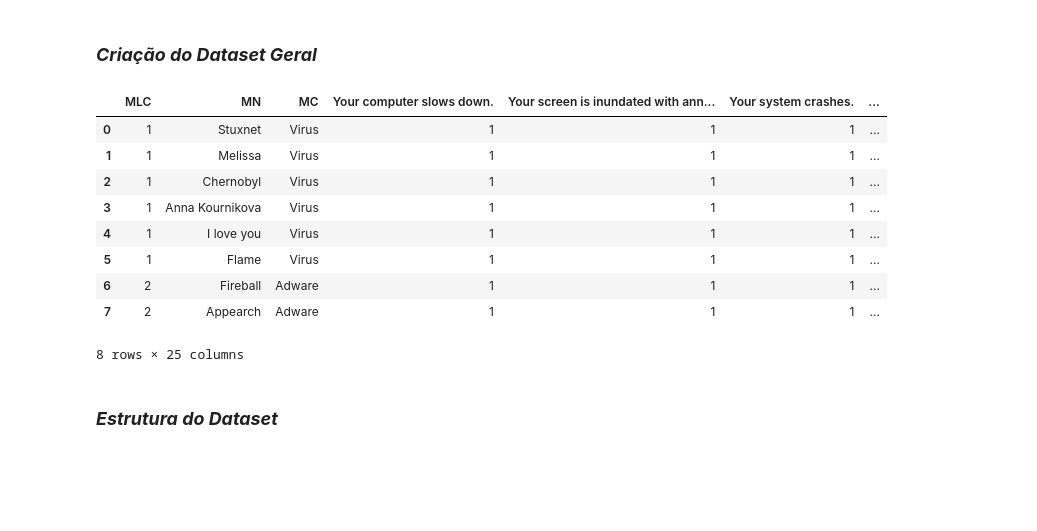
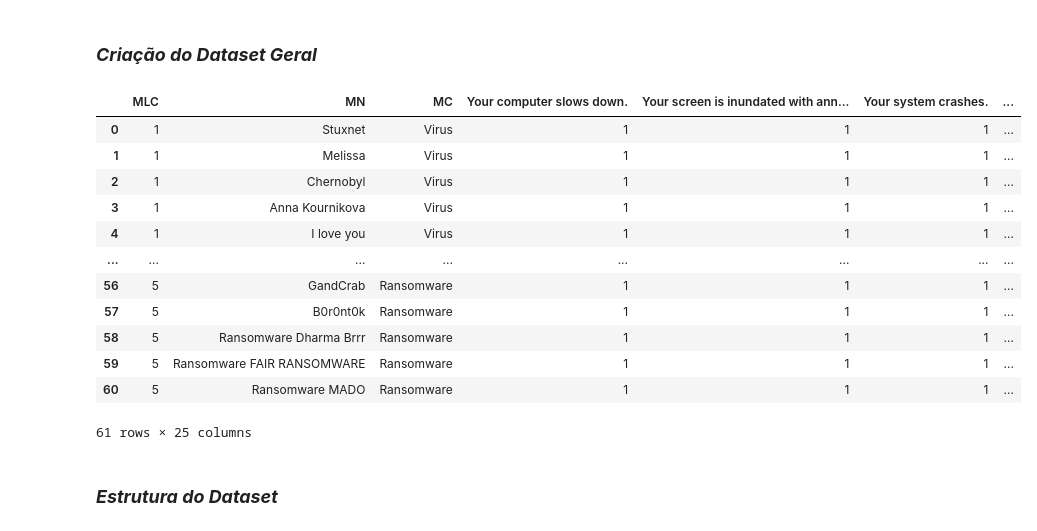
Before and after one commit to daviolp/Web-Scraping-Trab02-Davi, a Jupyter notebook: Trabalho-02-Davi.ipynb, the cells around one changed output. Drawn from its saved outputs; the diff is of its cells as text; code cells hidden in the pictures; blank space fills up the shorter version.

Commit message:
Incrementei com todos os tipos de malware as maiorias dos dataframes, faltando apenas acrescentar mais alguns ao dataframe de phishing

```diff
--- a/Trabalho-02-Davi.ipynb
+++ b/Trabalho-02-Davi.ipynb
@@ -166,6 +208,15 @@ todos_tipos_spyware_site02 = coluna_principal_site02.findAll('strong')
 
 
 #-------------------------------------------------------------------
+# 3ª REQUISIÇÃO
+response_site_spyware03 = requests.get('https://www.techtarget.com/whatis/definition/Top-10-Spyware-Threats')
+content_spyware_site03 = response_site_spyware03.text
+site_spyware_site03 = BeautifulSoup(content_spyware_site03, 'html.parser')
+
+todos_tipos_spyware_site03 = site_spyware_site03.findAll('h4')
+
+#SINTOMAS SPYWARE
+#-------------------------------------------------------------------
 sintoma_01_spyware = todos_sintomas_adware[0].text
 sintoma_02_spyware = todos_sintomas_adware[2].text
 sintoma_03_spyware = todos_sintomas_adware[3].text
@@ -174,7 +225,7 @@ sintoma_05_spyware = todos_sintomas_adware[6].text
 sintoma_06_spyware = todos_sintomas_adware[7].text
 
 #-------------------------------------------------------------------
-#  TIPOS DE SPYWARE - PEGANDO DA REQUISIÇÃO DO MESMO SITE ONDE BUSQUEI OS VÍRUS E OUTRO SITE
+#  TIPOS DE SPYWARE - PEGANDO DA REQUISIÇÃO DO MESMO SITE ONDE BUSQUEI OS VÍRUS E MAIS 2 SITES DIFERENTES
 
 #Essa variável está pegando o request da informação do mesmo site do vírus.
 malwares_spyware = coluna_principal_malwares.findAll('p')
@@ -185,6 +236,14 @@ tipo_03_spyware = malwares_spyware[17].text.split()[-15]
 tipo_04_spyware = todos_tipos_spyware_site02[12].text.strip()
 tipo_05_spyware = todos_tipos_spyware_site02[13].text.strip()
 tipo_06_spyware = todos_tipos_spyware_site02[14].text.strip()
+tipo_07_spyware = todos_tipos_spyware_site03[0].text.split('. ')[1]
+tipo_08_spyware = todos_tipos_spyware_site03[2].text.split('. ')[1]
+tipo_09_spyware = todos_tipos_spyware_site03[3].text.split('. ')[1]
+tipo_10_spyware = todos_tipos_spyware_site03[4].text.split('. ')[1]
+tipo_11_spyware = todos_tipos_spyware_site03[5].text.split('. ')[1]
+tipo_12_spyware = todos_tipos_spyware_site03[6].text.split('. ')[1]
+tipo_13_spyware = todos_tipos_spyware_site03[7].text.split('. ')[1]
+tipo_14_spyware = todos_tipos_spyware_site03[8].text.split('. ')[1]
 #-------------------------------------------------------------------
 # %% [markdown]
 ### ***Phishing***
@@ -357,32 +447,40 @@ lista_adware.append(['2',tipo_02_adware,adware,1,1,1,1,1,1,1,1,1,1,1,1,1,1,1,1,1
 # %%
 #adicionando no DataFrame principal
 for sintoma in sintomas_malwares:
 
     colunas = [sintoma[0], sintoma[1], sintoma[2], sintoma[3], sintoma[4], sintoma[5], sintoma[6], sintoma[7], sintoma[8], sintoma[9], sintoma[10],
             sintoma[11],sintoma[12],sintoma[13],sintoma[14],sintoma[15],sintoma[16],sintoma[17],sintoma[18], sintoma[19], sintoma[20],sintoma[21],
             sintoma[22], sintoma[23],sintoma[24]]
 
     data_virus = pd.DataFrame(data = lista_virus, columns = colunas)
     data_adware = pd.DataFrame(data = lista_adware, columns = colunas)
-    # data_spyware = pd.DataFrame(data = lista_spyware, columns = colunas)
-    # data_phishing = pd.DataFrame(data = lista_phishing, columns = colunas)
-    #data_ransomware = pd.DataFrame(data = lista_ransomware, columns = colunas)
+    data_spyware = pd.DataFrame(data = lista_spyware, columns = colunas)
+    data_phishing = pd.DataFrame(data = lista_phishing, columns = colunas)
+    data_ransomware = pd.DataFrame(data = lista_ransomware, columns = colunas)
 
 
 pd.options.display.max_colwidth = 5000
-data_geral = pd.concat((data_virus,data_adware),ignore_index=True)
+data_geral_01 = pd.concat((data_virus,data_adware),ignore_index=True)
+data_geral_02 = pd.concat((data_geral_01,data_spyware),ignore_index=True)
+data_geral_03 = pd.concat((data_geral_02,data_phishing),ignore_index=True)
+data_geral_04 = pd.concat((data_geral_03,data_ransomware),ignore_index=True)
+
+data_geral = data_geral_04
 data_geral
 # %% [output]
 |  | MLC | MN | MC | Your computer slows down. | Your screen is inundated with ann... | Your system crashes. | ... |
 | 0 | 1 | Stuxnet | Virus | 1 | 1 | 1 | ... |
 | 1 | 1 | Melissa | Virus | 1 | 1 | 1 | ... |
 | 2 | 1 | Chernobyl | Virus | 1 | 1 | 1 | ... |
 | 3 | 1 | Anna Kournikova | Virus | 1 | 1 | 1 | ... |
 | 4 | 1 | I love you | Virus | 1 | 1 | 1 | ... |
-| 5 | 1 | Flame | Virus | 1 | 1 | 1 | ... |
-| 6 | 2 | Fireball | Adware | 1 | 1 | 1 | ... |
-| 7 | 2 | Appearch | Adware | 1 | 1 | 1 | ... |
+| ... | ... | ... | ... | ... | ... | ... | ... |
+| 56 | 5 | GandCrab | Ransomware | 1 | 1 | 1 | ... |
+| 57 | 5 | B0r0nt0k | Ransomware | 1 | 1 | 1 | ... |
+| 58 | 5 | Ransomware Dharma Brrr | Ransomware | 1 | 1 | 1 | ... |
+| 59 | 5 | Ransomware FAIR RANSOMWARE | Ransomware | 1 | 1 | 1 | ... |
+| 60 | 5 | Ransomware MADO | Ransomware | 1 | 1 | 1 | ... |
-8 rows × 25 columns
+61 rows × 25 columns
 # %% [markdown]
 ### ***Estrutura do Dataset***
 # %%
```
Also changed, not shown: parts of 6 cells of this notebook.
